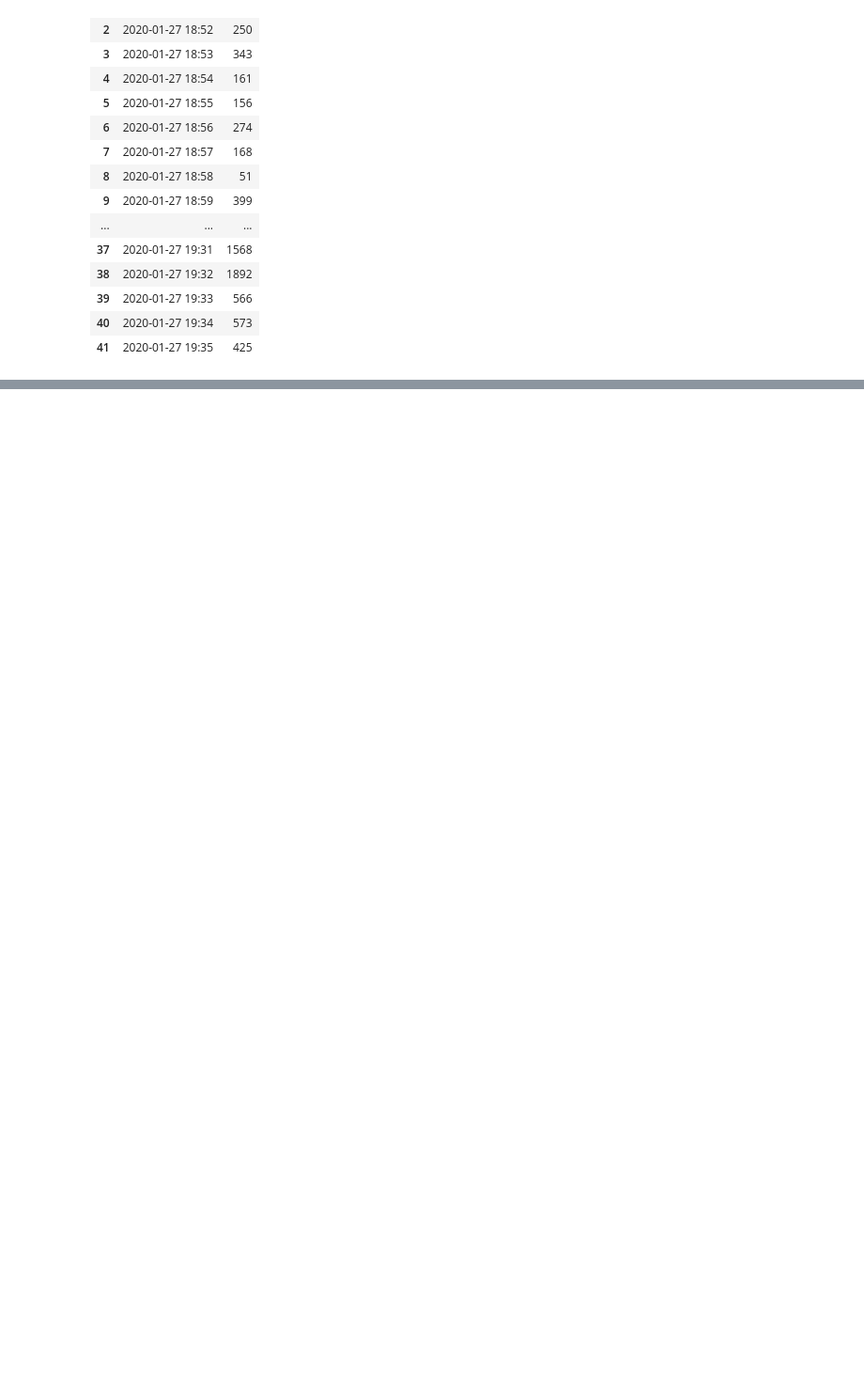
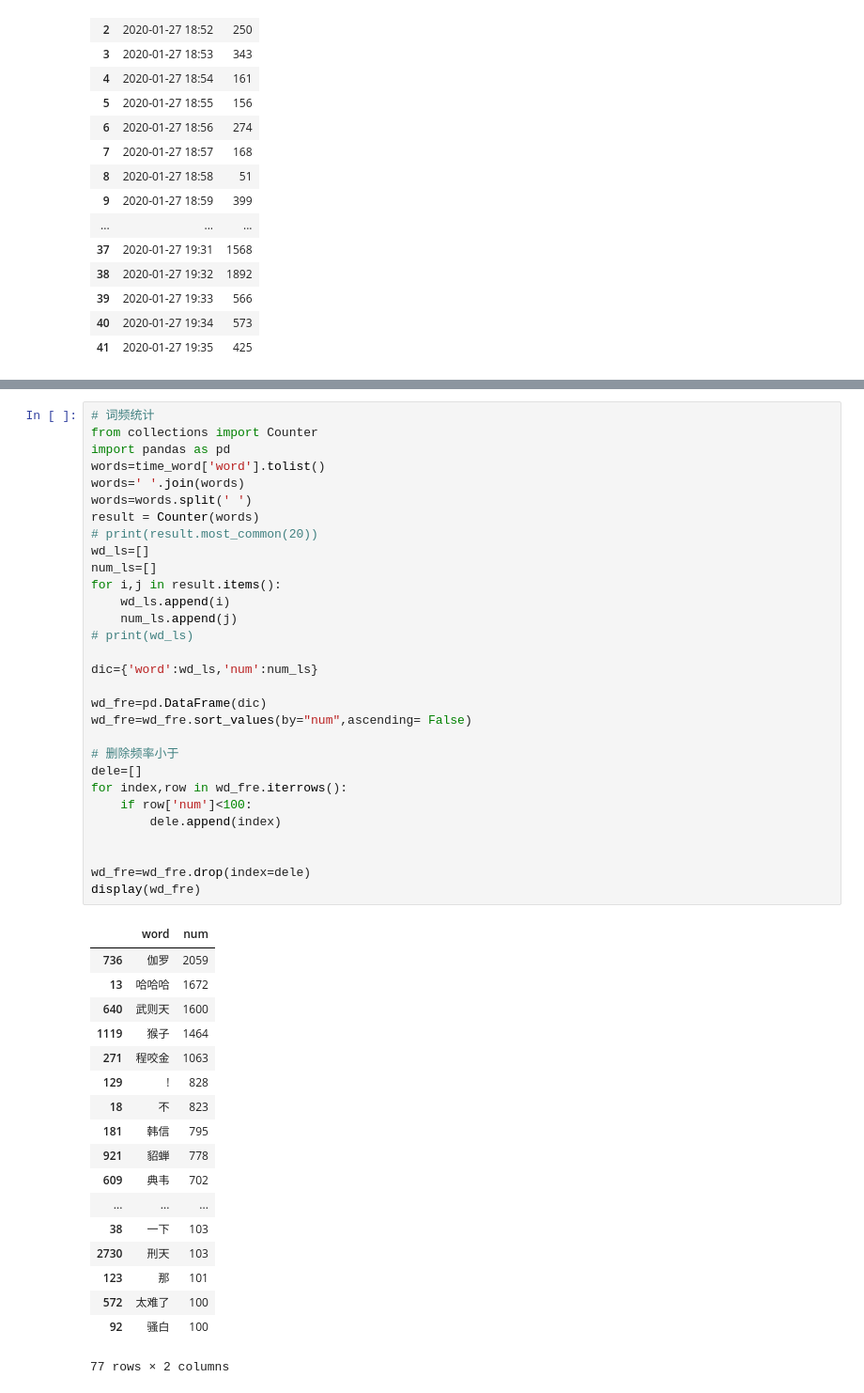
Before and after one commit to zhou-xingxing/graduate_work, a Jupyter notebook: statistics.ipynb, the cells around one changed output, grey strips where cells are left out. Shown at 94% size. Drawn from its saved outputs; the diff is of its cells as text; blank space fills up the shorter version.

```diff
--- a/statistics.ipynb
+++ b/statistics.ipynb
@@ -76,0 +120,49 @@ time_word.to_csv(r"../code/time_word.csv",header=None,index=None)
+# %%
+# 词频统计
+from collections import Counter
+import pandas as pd
+words=time_word['word'].tolist()
+words=' '.join(words)
+words=words.split(' ')
+result = Counter(words)
+# print(result.most_common(20))
+wd_ls=[]
+num_ls=[]
+for i,j in result.items():
+    wd_ls.append(i)
+    num_ls.append(j)
+# print(wd_ls)
+
+dic={'word':wd_ls,'num':num_ls}
+
+wd_fre=pd.DataFrame(dic)
+wd_fre=wd_fre.sort_values(by="num",ascending= False)
+
+# 删除频率小于
+dele=[]
+for index,row in wd_fre.iterrows():
+    if row['num']<100:
+        dele.append(index)
+
+
+wd_fre=wd_fre.drop(index=dele)
+display(wd_fre)
+# %% [output]
+|  | word | num |
+| 736 | 伽罗 | 2059 |
+| 13 | 哈哈哈 | 1672 |
+| 640 | 武则天 | 1600 |
+| 1119 | 猴子 | 1464 |
+| 271 | 程咬金 | 1063 |
+| 129 | ! | 828 |
+| 18 | 不 | 823 |
+| 181 | 韩信 | 795 |
+| 921 | 貂蝉 | 778 |
+| 609 | 典韦 | 702 |
+| ... | ... | ... |
+| 38 | 一下 | 103 |
+| 2730 | 刑天 | 103 |
+| 123 | 那 | 101 |
+| 572 | 太难了 | 100 |
+| 92 | 骚白 | 100 |
+77 rows × 2 columns
```
Also changed, not shown: parts of 4 cells of this notebook, 7 other files.
